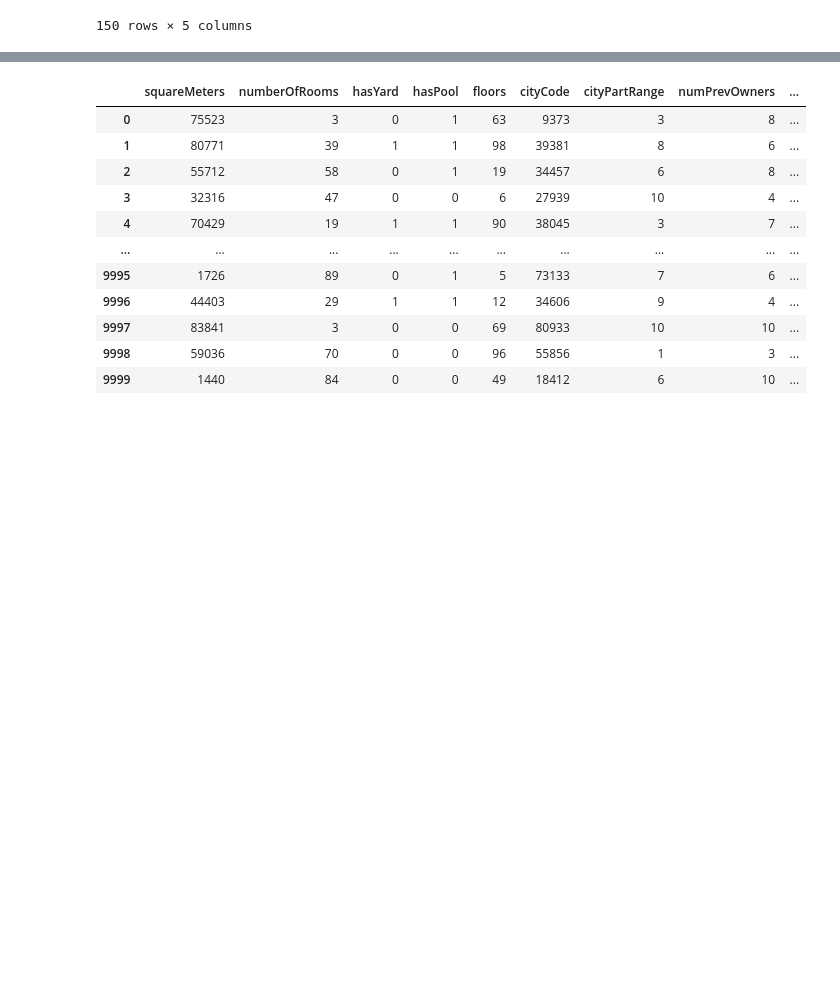
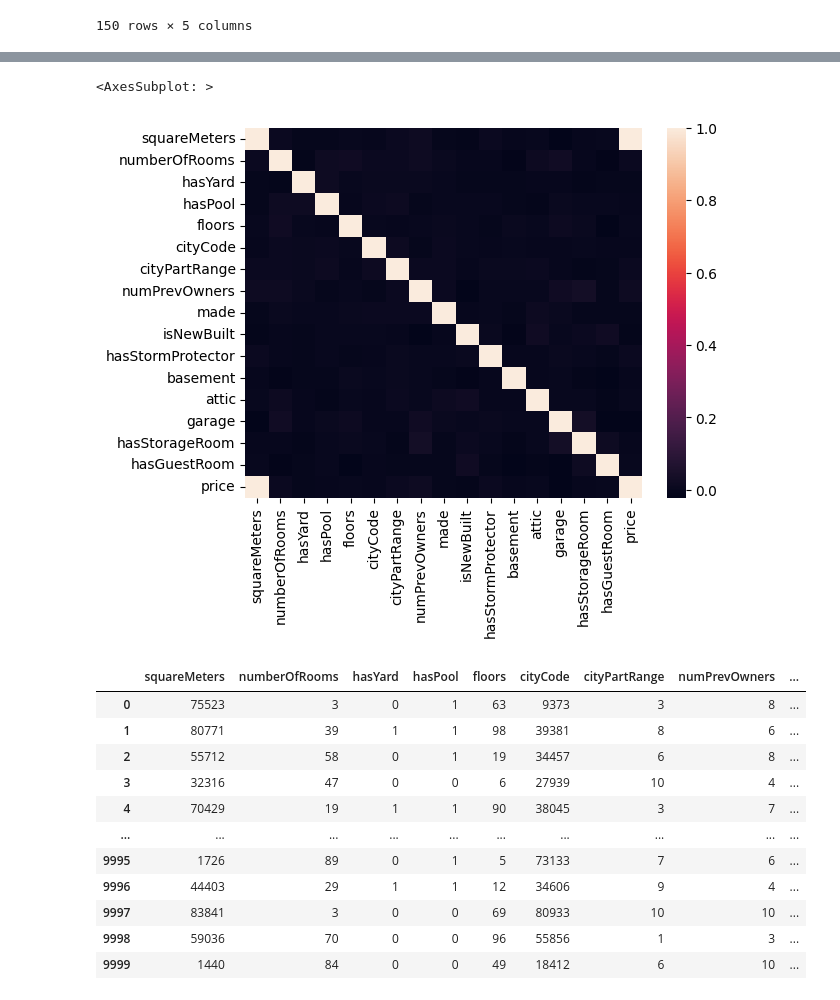
Before and after one commit to nnkrishnakumar/WD_MachineLearning-23-1-2023-, a Jupyter notebook: first.ipynb, the cells around one changed output, grey strips where cells are left out. Cells and saved outputs as stored; diff of their text form; code cells hidden in the pictures; blank space fills up the shorter version.

```diff
--- a/first.ipynb
+++ b/first.ipynb
@@ -971,3 +996,10 @@ house=pd.read_csv("ParisHousing.csv")
+# %%
+# correlation into visualform using heatmap of seaborn
+import seaborn as sn
+sn.heatmap(house.corr())
+# %% [output]
+<AxesSubplot: >
+[figure, added]
 # %%
 house
 # %% [output]
```
Also changed, not shown: parts of 88 cells of this notebook, 1 other file.
